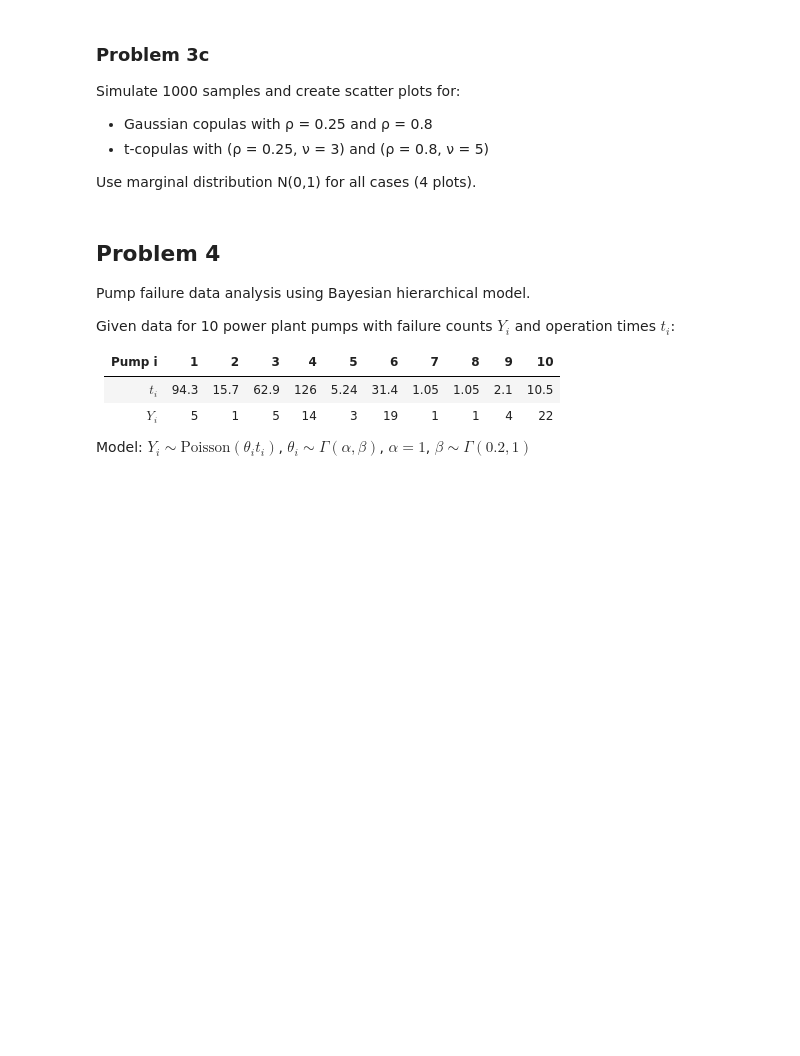
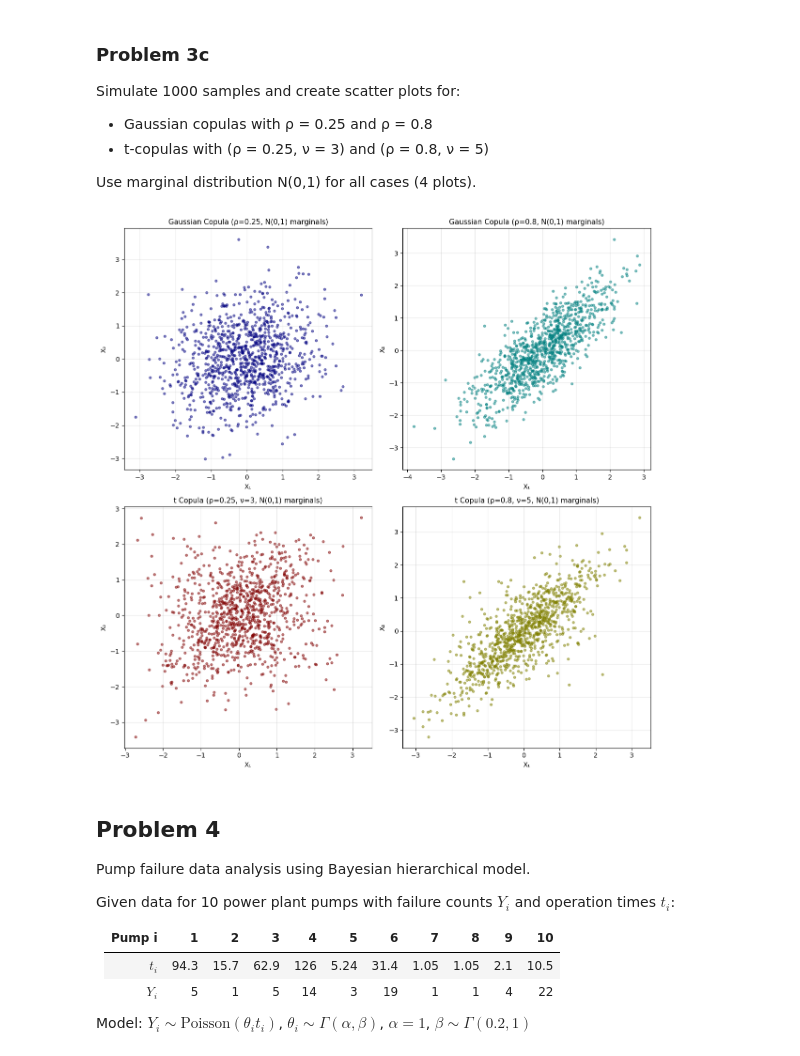
Before and after one commit to Shadowknight9284/Math-Notes, a Jupyter notebook: Stats 587/hw2.ipynb, the cells around one changed output. Drawn from its saved outputs; the diff is of its cells as text; code cells hidden in the pictures; blank space fills up the shorter version.

```diff
--- a/Stats 587/hw2.ipynb
+++ b/Stats 587/hw2.ipynb
@@ -464,3 +966,68 @@ plt.show()
+# %%
+import numpy as np
+from scipy import stats
+import matplotlib.pyplot as plt
+
+# Import the copula functions from parts (a) and (b)
+def simulate_gaussian_copula(n_samples, rho):
+    mean = np.array([0, 0])
+    cov = np.array([[1, rho], [rho, 1]])
+    samples = np.random.multivariate_normal(mean, cov, size=n_samples)
+    Z1, Z2 = samples[:,0], samples[:,1]
+    U1 = stats.norm.cdf(Z1)
+    U2 = stats.norm.cdf(Z2)
+    X1 = stats.norm.ppf(U1)
+    X2 = stats.norm.ppf(U2)
+    return X1, X2
+
+def simulate_t_copula(n_samples, rho, nu):
+    mean = np.array([0, 0])
+    cov = np.array([[1, rho], [rho, 1]])
+    Z = np.random.multivariate_normal(mean, cov, size=n_samples)
+    Z1, Z2 = Z[:,0], Z[:,1]
+    S = np.random.chisquare(nu, n_samples)
+    scale = np.sqrt(nu / S)
+    T1, T2 = Z1 * scale, Z2 * scale
+    U1 = stats.t.cdf(T1, df=nu)
+    U2 = stats.t.cdf(T2, df=nu)
+    X1 = stats.norm.ppf(U1)
+    X2 = stats.norm.ppf(U2)
+    return X1, X2
+
+# Set random seed for reproducibility
+np.random.seed(42)
+n_samples = 1000
+
+# Simulate each scenario
+X1_g25, X2_g25 = simulate_gaussian_copula(n_samples, rho=0.25)
+X1_g80, X2_g80 = simulate_gaussian_copula(n_samples, rho=0.8)
+X1_t25, X2_t25 = simulate_t_copula(n_samples, rho=0.25, nu=3)
+X1_t80, X2_t80 = simulate_t_copula(n_samples, rho=0.8, nu=5)
+
+# Create plots
+fig, axes = plt.subplots(2, 2, figsize=(12, 12))
+
+axes[0, 0].scatter(X1_g25, X2_g25, alpha=0.5, s=12, color='navy')
+axes[0, 0].set_title("Gaussian Copula (ρ=0.25, N(0,1) marginals)", fontsize=11)
+axes[0, 0].set_xlabel("X₁"); axes[0, 0].set_ylabel("X₂"); axes[0, 0].grid(True, alpha=0.3)
+
+axes[0, 1].scatter(X1_g80, X2_g80, alpha=0.5, s=12, color='teal')
+axes[0, 1].set_title("Gaussian Copula (ρ=0.8, N(0,1) marginals)", fontsize=11)
+axes[0, 1].set_xlabel("X₁"); axes[0, 1].set_ylabel("X₂"); axes[0, 1].grid(True, alpha=0.3)
+
+axes[1, 0].scatter(X1_t25, X2_t25, alpha=0.5, s=12, color='maroon')
+axes[1, 0].set_title("t Copula (ρ=0.25, ν=3, N(0,1) marginals)", fontsize=11)
+axes[1, 0].set_xlabel("X₁"); axes[1, 0].set_ylabel("X₂"); axes[1, 0].grid(True, alpha=0.3)
+
+axes[1, 1].scatter(X1_t80, X2_t80, alpha=0.5, s=12, color='olive')
+axes[1, 1].set_title("t Copula (ρ=0.8, ν=5, N(0,1) marginals)", fontsize=11)
+axes[1, 1].set_xlabel("X₁"); axes[1, 1].set_ylabel("X₂"); axes[1, 1].grid(True, alpha=0.3)
+
+plt.tight_layout()
+plt.savefig("problem3c_copula_comparison.png", dpi=150)
+plt.show()
+# %% [output]
+[figure, added]
 # %% [markdown]
 ## Problem 4
 Pump failure data analysis using Bayesian hierarchical model.
```
Also changed, not shown: parts of 20 cells of this notebook, 36 other files.
